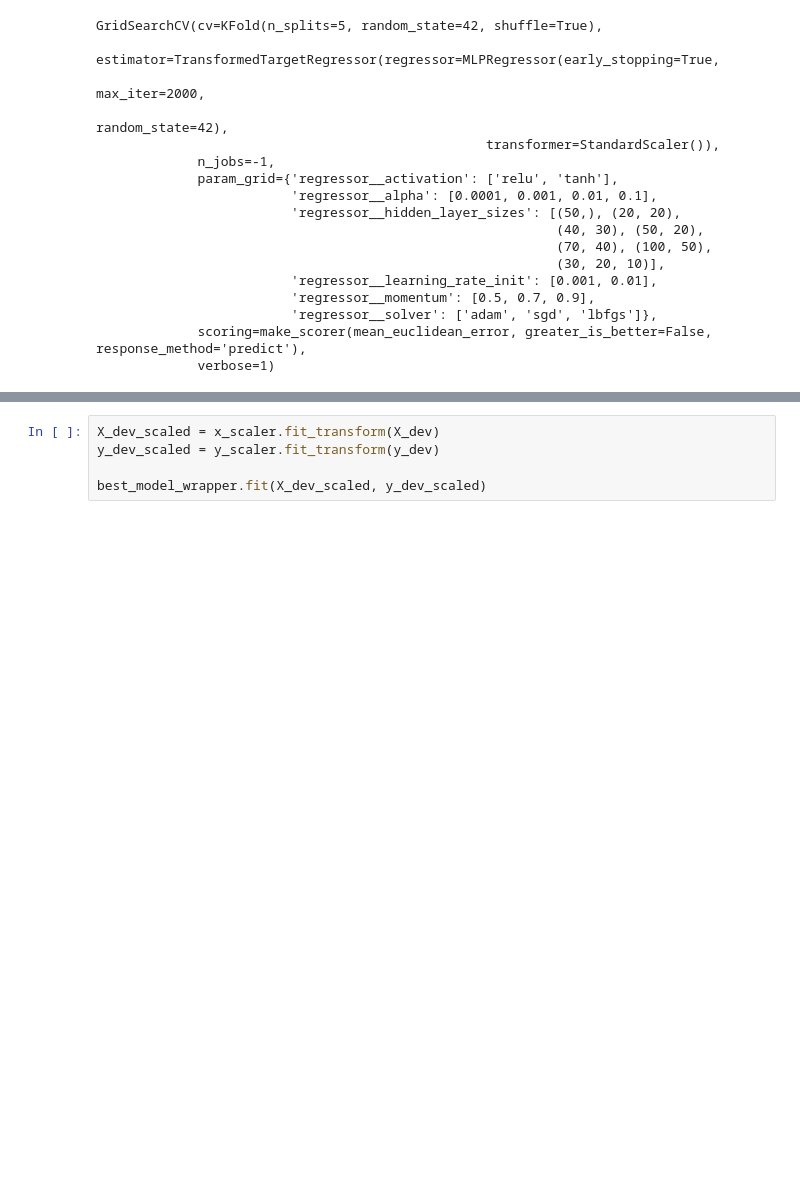
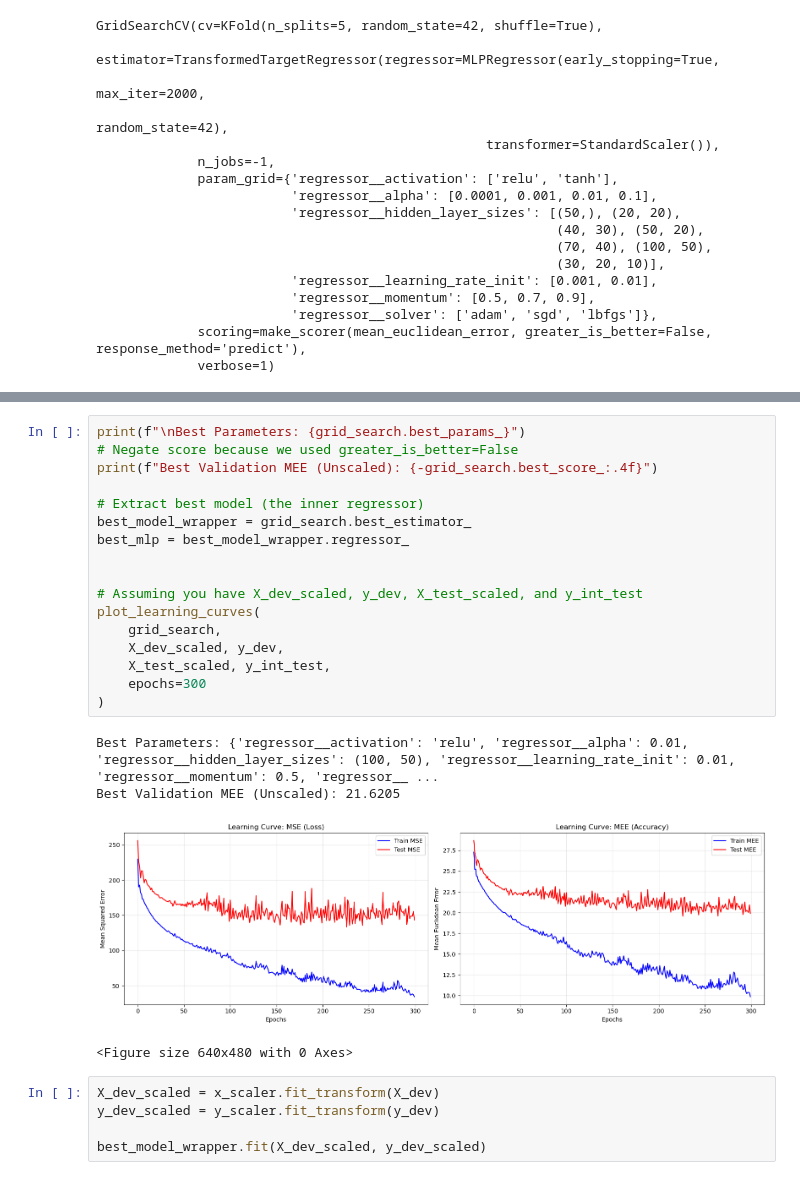
Before and after one commit to abderrahmane-salmi/UNIPI-Machine-Learning-Project, a Jupyter notebook: src/nn/nn-2.ipynb, the cells around one changed output, grey strips where cells are left out. Saved outputs shown, nothing was run; the diff lists cells and outputs as text; blank space fills up the shorter version.

```diff
--- a/src/nn/nn-2.ipynb
+++ b/src/nn/nn-2.ipynb
@@ -137,3 +257,25 @@ Best Validation MEE (Unscaled): 21.6205
+# %%
+print(f"\nBest Parameters: {grid_search.best_params_}")
+# Negate score because we used greater_is_better=False
+print(f"Best Validation MEE (Unscaled): {-grid_search.best_score_:.4f}")
+
+# Extract best model (the inner regressor)
+best_model_wrapper = grid_search.best_estimator_
+best_mlp = best_model_wrapper.regressor_
+
+
+# Assuming you have X_dev_scaled, y_dev, X_test_scaled, and y_int_test
+plot_learning_curves(
+    grid_search,
+    X_dev_scaled, y_dev,
+    X_test_scaled, y_int_test,
+    epochs=300
+)
+# %% [output]
+Best Parameters: {'regressor__activation': 'relu', 'regressor__alpha': 0.01, 'regressor__hidden_layer_sizes': (100, 50), 'regressor__learning_rate_init': 0.01, 'regressor__momentum': 0.5, 'regressor__ ...
+Best Validation MEE (Unscaled): 21.6205
+[figure, added]
+<Figure size 640x480 with 0 Axes>
 # %%
 X_dev_scaled = x_scaler.fit_transform(X_dev)
 y_dev_scaled = y_scaler.fit_transform(y_dev)
```
Also changed, not shown: parts of 5 cells of this notebook, 1 other file.
